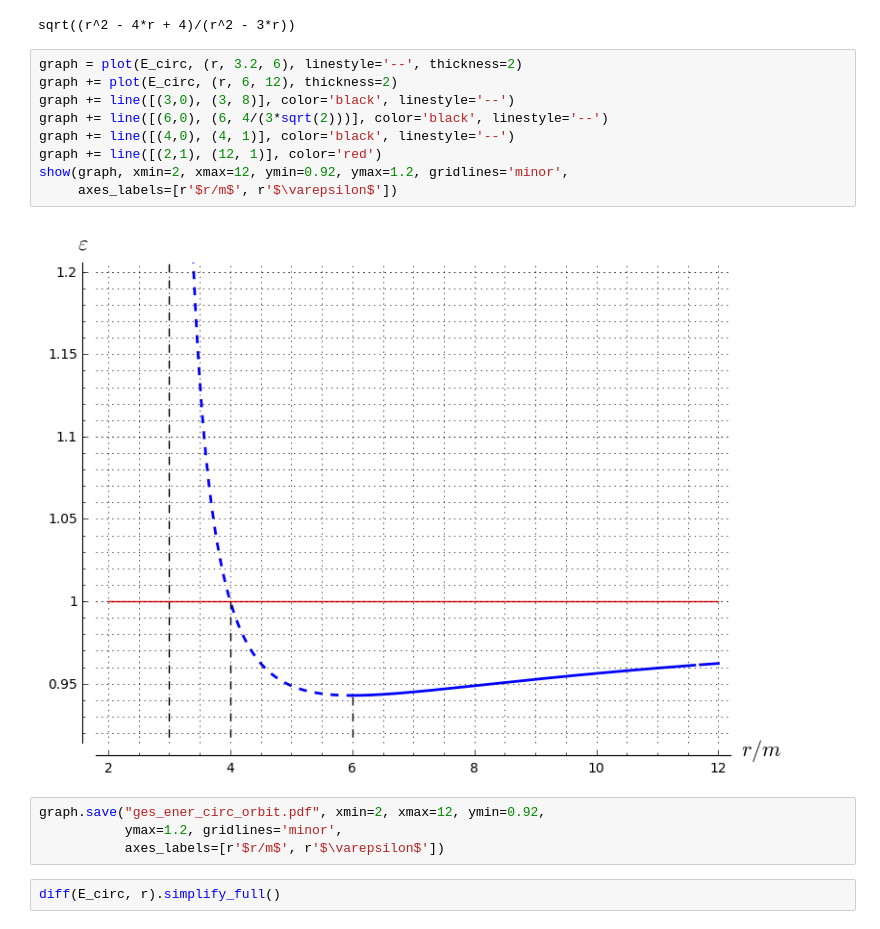
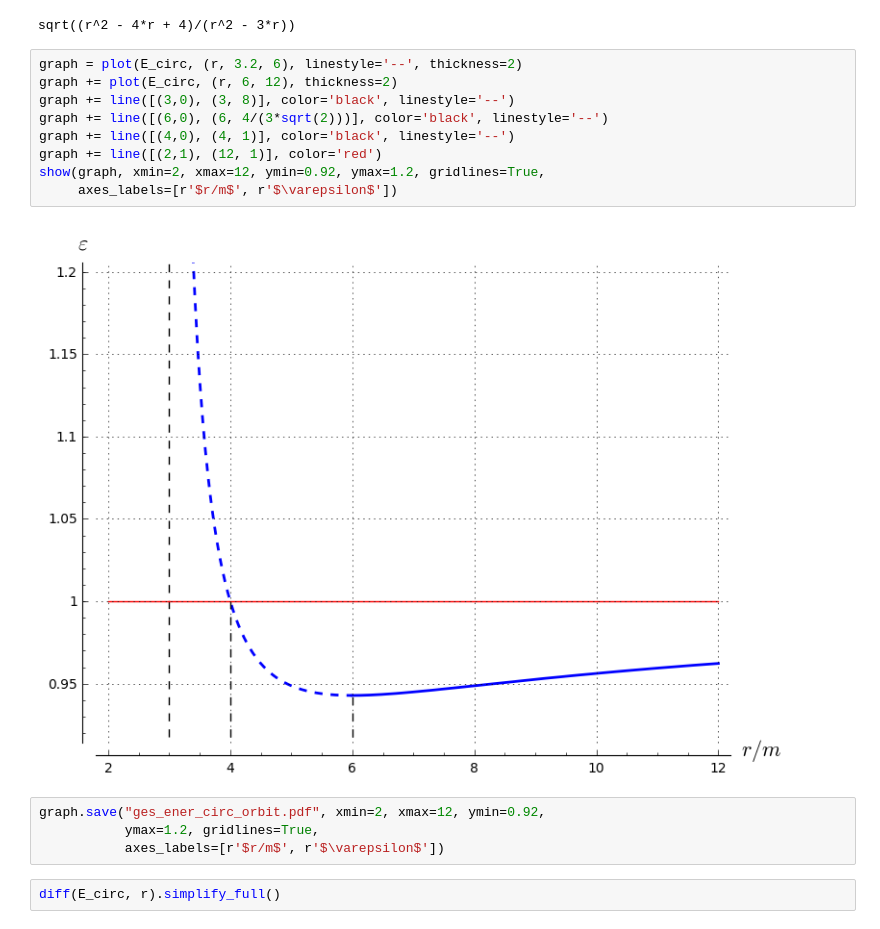
Before and after one commit to egourgoulhon/BHLectures, a Jupyter notebook: sage/ges_effective_potential.ipynb, the cells around one changed output. Saved outputs shown, nothing was run; the diff lists cells and outputs as text.

Commit message:
Add orbit figures in Chap. 7

```diff
--- a/sage/ges_effective_potential.ipynb
+++ b/sage/ges_effective_potential.ipynb
@@ -138,17 +138,17 @@ sqrt((r^2 - 4*r + 4)/(r^2 - 3*r))
 # %%
 graph = plot(E_circ, (r, 3.2, 6), linestyle='--', thickness=2)
 graph += plot(E_circ, (r, 6, 12), thickness=2)
 graph += line([(3,0), (3, 8)], color='black', linestyle='--')
 graph += line([(6,0), (6, 4/(3*sqrt(2)))], color='black', linestyle='--')
 graph += line([(4,0), (4, 1)], color='black', linestyle='--')
 graph += line([(2,1), (12, 1)], color='red')
-show(graph, xmin=2, xmax=12, ymin=0.92, ymax=1.2, gridlines='minor',
+show(graph, xmin=2, xmax=12, ymin=0.92, ymax=1.2, gridlines=True,
      axes_labels=[r'$r/m$', r'$\varepsilon$'])
 # %% [output]
-[figure, old version]
+[figure, new version]
 # %%
 graph.save("ges_ener_circ_orbit.pdf", xmin=2, xmax=12, ymin=0.92,
-           ymax=1.2, gridlines='minor',
+           ymax=1.2, gridlines=True,
            axes_labels=[r'$r/m$', r'$\varepsilon$'])
 # %%
 diff(E_circ, r).simplify_full()
```
Also changed, not shown: parts of 11 cells of this notebook, 9 other files.
